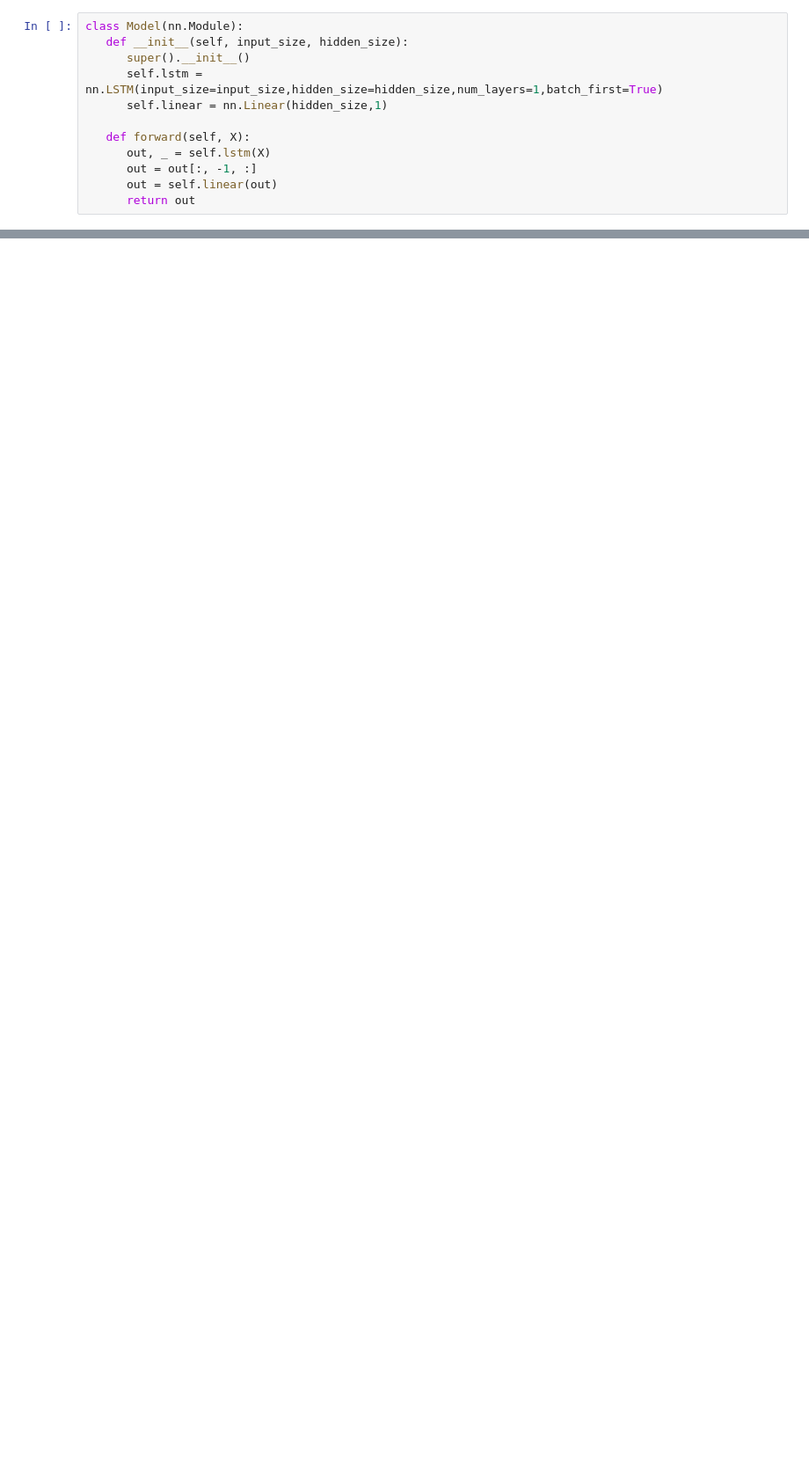
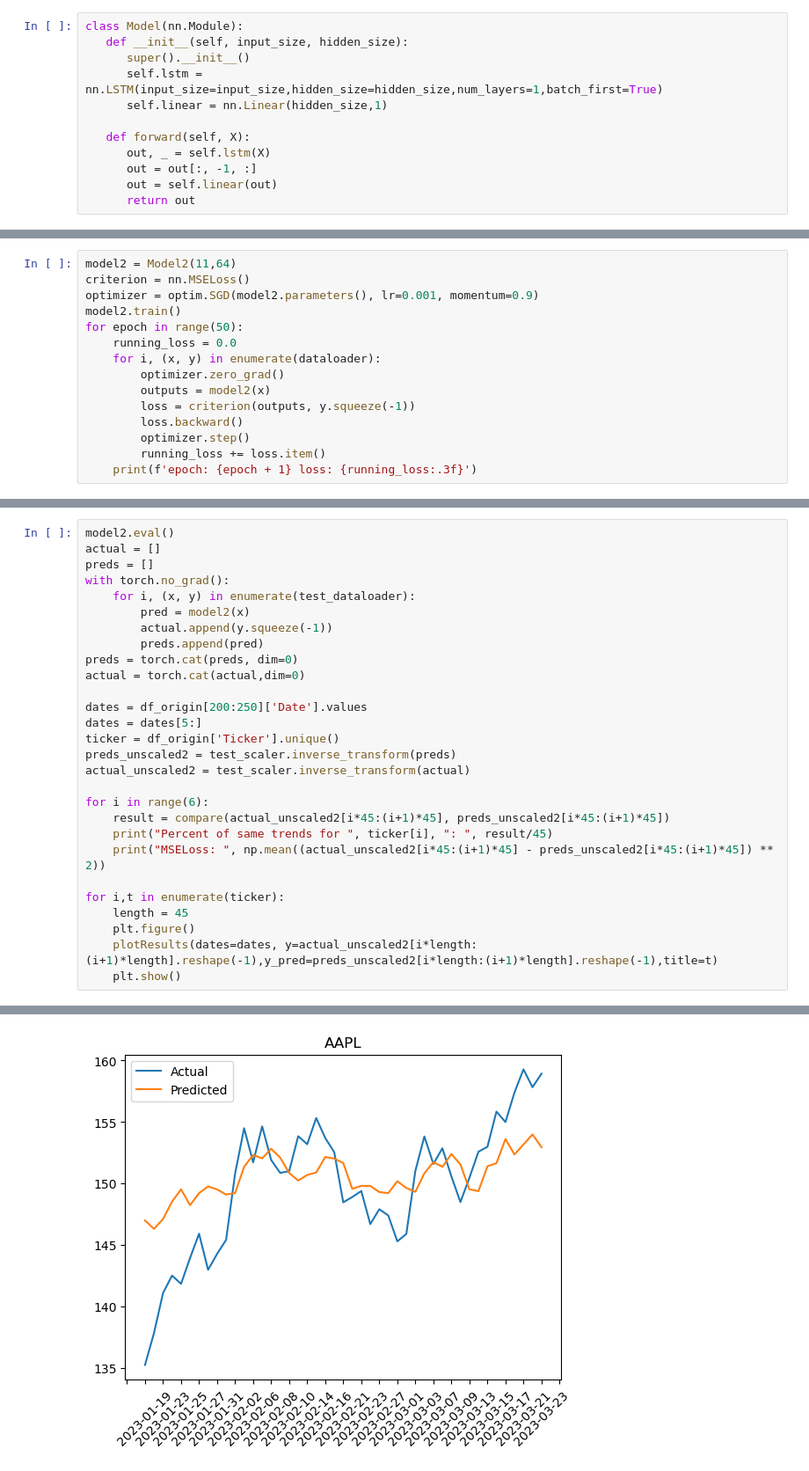
Before and after one commit to ChaelynnLynnKim/Stock-Price-Prediction, a Jupyter notebook: training_lstm.ipynb, the cells around one changed output, grey strips where cells are left out. Shown at 88% size. Cells and saved outputs as stored; diff of their text form; blank space fills up the shorter version.

```diff
--- a/training_lstm.ipynb
+++ b/training_lstm.ipynb
@@ -170,0 +210,15 @@ for i,t in enumerate(ticker):
+# %%
+model2 = Model2(11,64)
+criterion = nn.MSELoss()
+optimizer = optim.SGD(model2.parameters(), lr=0.001, momentum=0.9)
+model2.train()
+for epoch in range(50):
+    running_loss = 0.0
+    for i, (x, y) in enumerate(dataloader):
+        optimizer.zero_grad()
+        outputs = model2(x)
+        loss = criterion(outputs, y.squeeze(-1))
+        loss.backward()
+        optimizer.step()
+        running_loss += loss.item()
+    print(f'epoch: {epoch + 1} loss: {running_loss:.3f}')
@@ -170,0 +243,29 @@ for i,t in enumerate(ticker):
+# %%
+model2.eval()
+actual = []
+preds = []
+with torch.no_grad():
+    for i, (x, y) in enumerate(test_dataloader):
+        pred = model2(x)
+        actual.append(y.squeeze(-1))
+        preds.append(pred)
+preds = torch.cat(preds, dim=0)
+actual = torch.cat(actual,dim=0)
+
+dates = df_origin[200:250]['Date'].values
+dates = dates[5:]
+ticker = df_origin['Ticker'].unique()
+preds_unscaled2 = test_scaler.inverse_transform(preds)
+actual_unscaled2 = test_scaler.inverse_transform(actual)
+
+for i in range(6):
+    result = compare(actual_unscaled2[i*45:(i+1)*45], preds_unscaled2[i*45:(i+1)*45])
+    print("Percent of same trends for ", ticker[i], ": ", result/45)
+    print("MSELoss: ", np.mean((actual_unscaled2[i*45:(i+1)*45] - preds_unscaled2[i*45:(i+1)*45]) ** 2))
+
+for i,t in enumerate(ticker):
+    length = 45
+    plt.figure()
+    plotResults(dates=dates, y=actual_unscaled2[i*length:(i+1)*length].reshape(-1),y_pred=preds_unscaled2[i*length:(i+1)*length].reshape(-1),title=t)
+    plt.show()
+# %% [output]
@@ -170,0 +284 @@ for i,t in enumerate(ticker):
+[figure, added]
```
Also changed, not shown: parts of 17 cells of this notebook.
